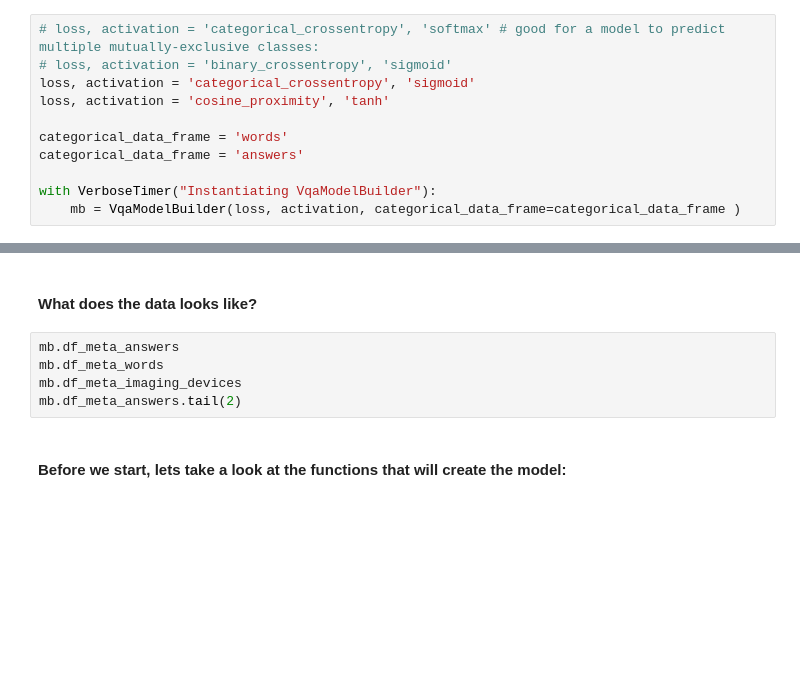
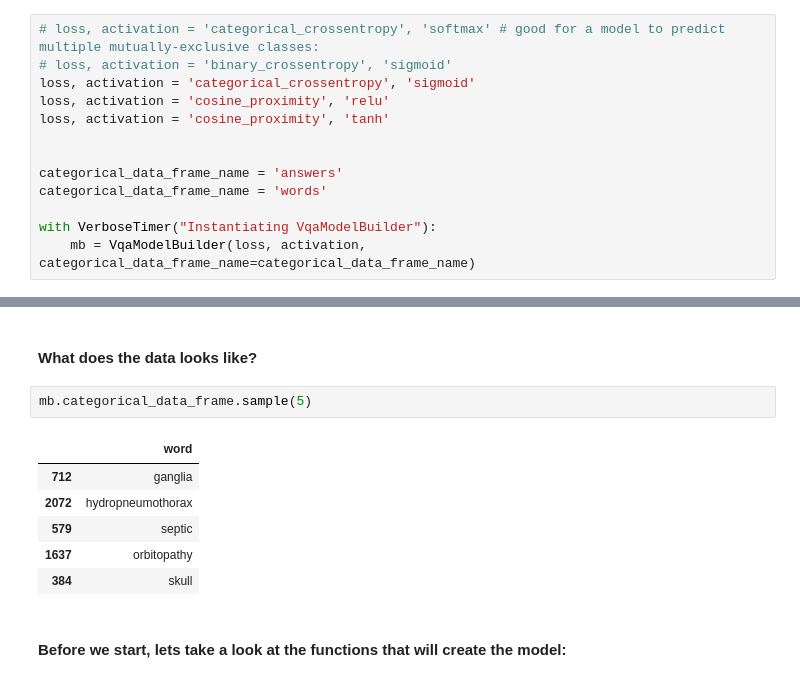
Before and after one commit to turner11/VQA-MED, a Jupyter notebook: VQA-MED/VQA.Python/3_creating_model.ipynb, the cells around one changed output, grey strips where cells are left out. Saved outputs shown, nothing was run; the diff lists cells and outputs as text; blank space fills up the shorter version.

Commit message:
Updated code to work with 2019 data - up to creating model

```diff
--- a/VQA-MED/VQA.Python/3_creating_model.ipynb
+++ b/VQA-MED/VQA.Python/3_creating_model.ipynb
@@ -13,10 +16,12 @@ keras_backend.clear_session()
 # loss, activation = 'categorical_crossentropy', 'softmax' # good for a model to predict multiple mutually-exclusive classes:
 # loss, activation = 'binary_crossentropy', 'sigmoid'
 loss, activation = 'categorical_crossentropy', 'sigmoid'
+loss, activation = 'cosine_proximity', 'relu'
 loss, activation = 'cosine_proximity', 'tanh'
 
-categorical_data_frame = 'words'
-categorical_data_frame = 'answers'
+
+categorical_data_frame_name = 'answers'
+categorical_data_frame_name = 'words'
 
 with VerboseTimer("Instantiating VqaModelBuilder"):
-    mb = VqaModelBuilder(loss, activation, categorical_data_frame=categorical_data_frame )
+    mb = VqaModelBuilder(loss, activation, categorical_data_frame_name=categorical_data_frame_name)
@@ -23,10 +30,14 @@ with VerboseTimer("Instantiating VqaModelBuilder"):
 # %% [markdown]
 #### What does the data looks like?
-# %%
-mb.df_meta_answers
-mb.df_meta_words
-mb.df_meta_imaging_devices
-mb.df_meta_answers.tail(2)
+# %%
+mb.categorical_data_frame.sample(5)
+# %% [output]
+|  | word |
+| 712 | ganglia |
+| 2072 | hydropneumothorax |
+| 579 | septic |
+| 1637 | orbitopathy |
+| 384 | skull |
 # %% [markdown]
 #### Before we start, lets take a look at the functions that will create the model:
 # %% [markdown]
```
Also changed, not shown: parts of 12 cells of this notebook, 7 other files.
